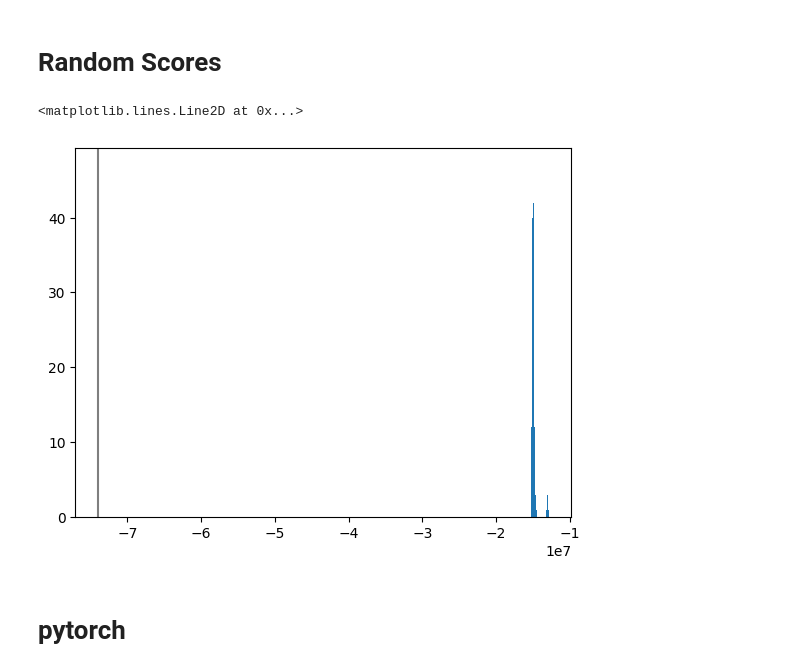
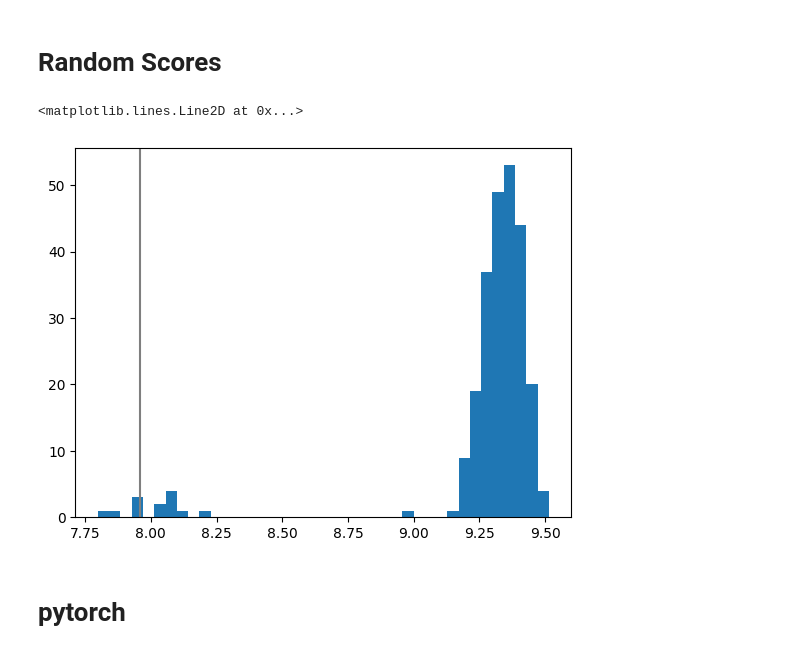
Before and after one commit to dantegates/optimization-posts, a Jupyter notebook: cipher-ngrams.ipynb, the cells around one changed output. Cells and saved outputs as stored; diff of their text form; code cells hidden in the pictures.

```diff
--- a/cipher-ngrams.ipynb
+++ b/cipher-ngrams.ipynb
@@ -189,5 +153,5 @@ dictionary.shape
 # %%
 X = vectorize_text(CRYPTOGRAM, TARGET_ALPHABET)
-V = vectorize_text(dictionary.word.tolist(), TARGET_ALPHABET)
+V = vectorize_text(frequencies.word.tolist(), TARGET_ALPHABET)
 X.shape, V.shape
 # %% [output]
@@ -194,0 +159,8 @@ X.shape, V.shape
+# %%
+# It's possible that X has words of length not found in the dictionary
+# (but not the other way around due to how the dictionary is loaded).
+#
+# If this is the case we pad the values so the matrix math doesn't blow
+# up and the masking takes care of the rest.
+V = np.pad(V, ((0, 0), (0, X.shape[1]-V.shape[1]), (0, 0)))
+V.shape
@@ -230,39 +198,42 @@ sum(1 for w in dictionary if len(w) == len(set(w)) and len(w) == 4)
 # %%
 from cryptogram import word_vector_overlap
 
-F = dictionary.log_likelihood.values
-def score(π, X, V, mask):
-    Xt = X.dot(π)
-    matches = word_vector_overlap(Xt, V)
-    ix = np.argmax(matches, axis=1)
-    return F[ix].sum()
 
-F = dictionary.log_likelihood.values
-def score(π, X, V, mask):
-    Xt = X.dot(π)
-    matches = word_vector_overlap(np.log(Xt+1e-24), V)
-    return (matches * mask).sum()
+F = frequencies.log_likelihood.values
+def score(π, X, V, F, mask):
+    Xt = X @ π
+    matches = word_vector_overlap(torch.log(Xt+1e-24), V)
+    return (matches*mask + F[None, :]*mask)
 # %%
 import matplotlib.pyplot as plt
+import torch
 
+
+# this is only helpful if we know the original mapping
 
 fig, ax = plt.subplots()
 
 random_scores = []
 for _ in range(250):
     π = np.eye(len(TARGET_ALPHABET))
     np.random.shuffle(π)
-    random_scores.append(score(π, X, V, mask1*mask2*mask3))
+    random_scores.append(
+        -score(*[
+            torch.from_numpy(a)
+            for a in (π, X, V, F, mask)
+        ]).mean()
+    )
 ax.hist(random_scores, bins=40)
 
-# π = np.zeros((len(CRYPTOGRAM_ALPHABET), len(TARGET_ALPHABET)))
-# π[np.arange(len(CRYPTOGRAM_ALPHABET)), np.vectorize(TARGET_ALPHABET.index)(list(CRYPTOGRAM_ALPHABET))] = 1
 π = np.eye(len(TARGET_ALPHABET))
-true_score = score(π, X, V, mask1*mask2)
+true_score = -score(*[
+    torch.from_numpy(a)
+    for a in (π, X, V, F, mask)
+]).mean()
 ax.axvline(true_score, color='C7')
 # %% [output]
 <matplotlib.lines.Line2D at 0x...>
-[figure, old version]
+[figure, new version]
 # %% [markdown]
 # pytorch
 # %%
```
Also changed, not shown: parts of 46 cells of this notebook, 1 other file.
